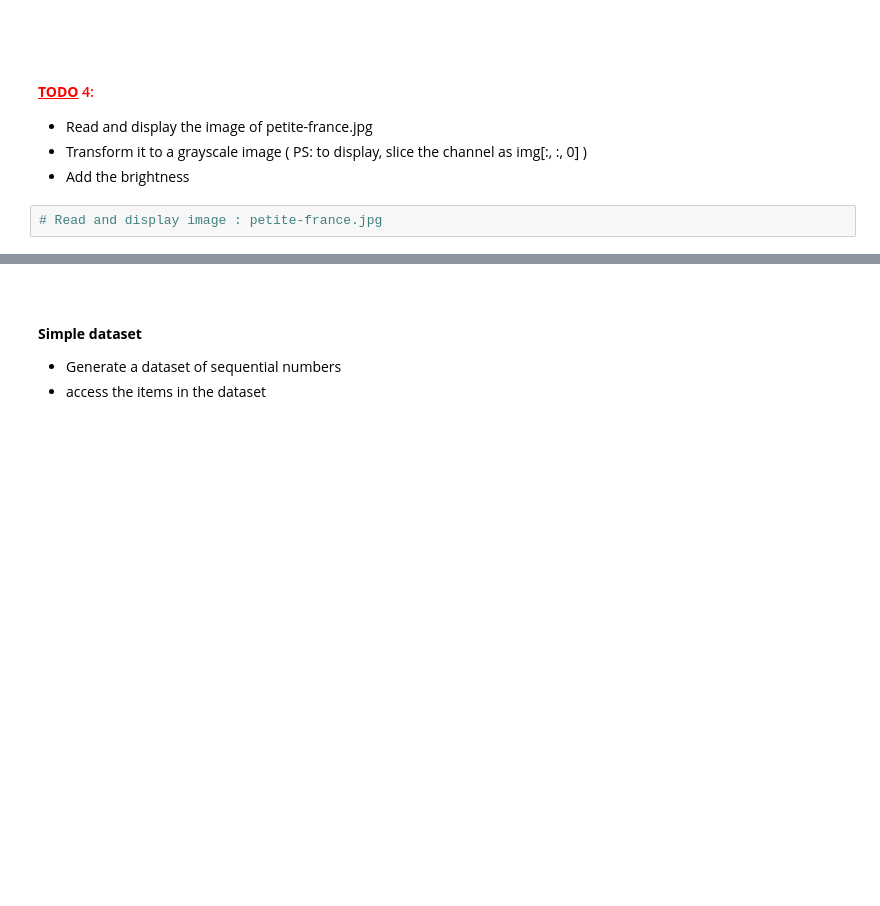
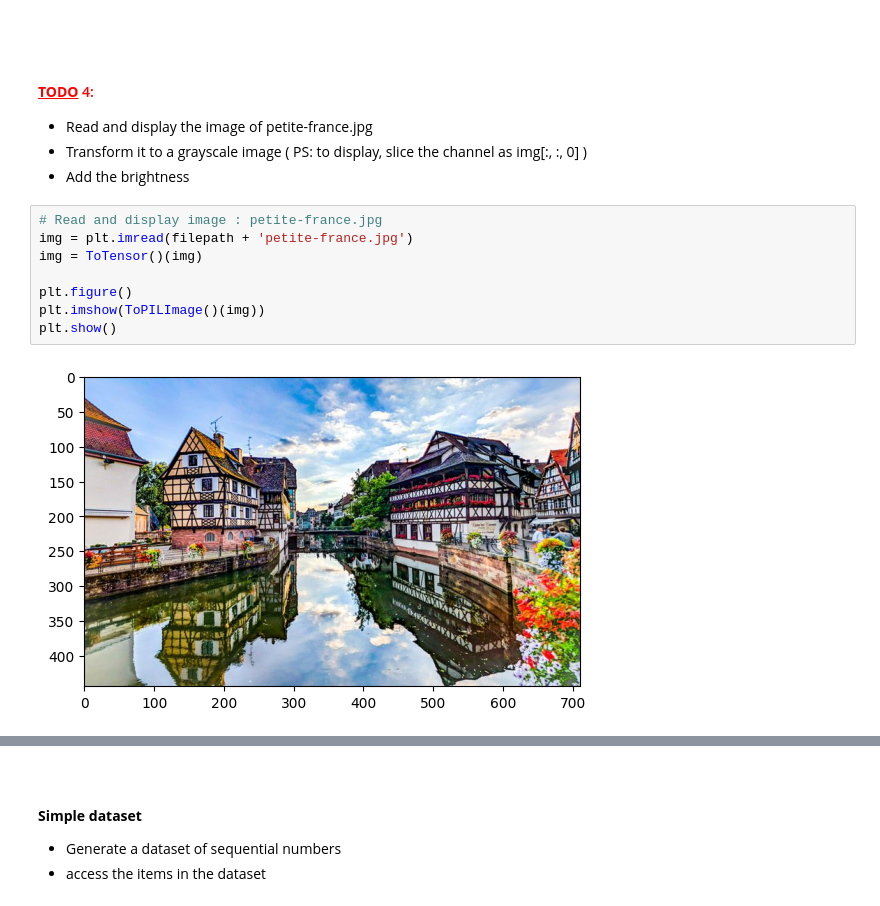
Before and after one commit to yannasyr/Cours, a Jupyter notebook: DeepLearning3A/3a_tensors_dataset.ipynb, the cells around one changed output, grey strips where cells are left out. Drawn from its saved outputs; the diff is of its cells as text; blank space fills up the shorter version.

```diff
--- a/DeepLearning3A/3a_tensors_dataset.ipynb
+++ b/DeepLearning3A/3a_tensors_dataset.ipynb
@@ -392,5 +579,13 @@ plt.show()
 - Add the brightness
 # %%
 # Read and display image : petite-france.jpg
+img = plt.imread(filepath + 'petite-france.jpg')
+img = ToTensor()(img)
+
+plt.figure()
+plt.imshow(ToPILImage()(img))
+plt.show()
+# %% [output]
+[figure, added]
 # %%
 # convert to grayscale
```
Also changed, not shown: parts of 63 cells of this notebook, 5 other files.
